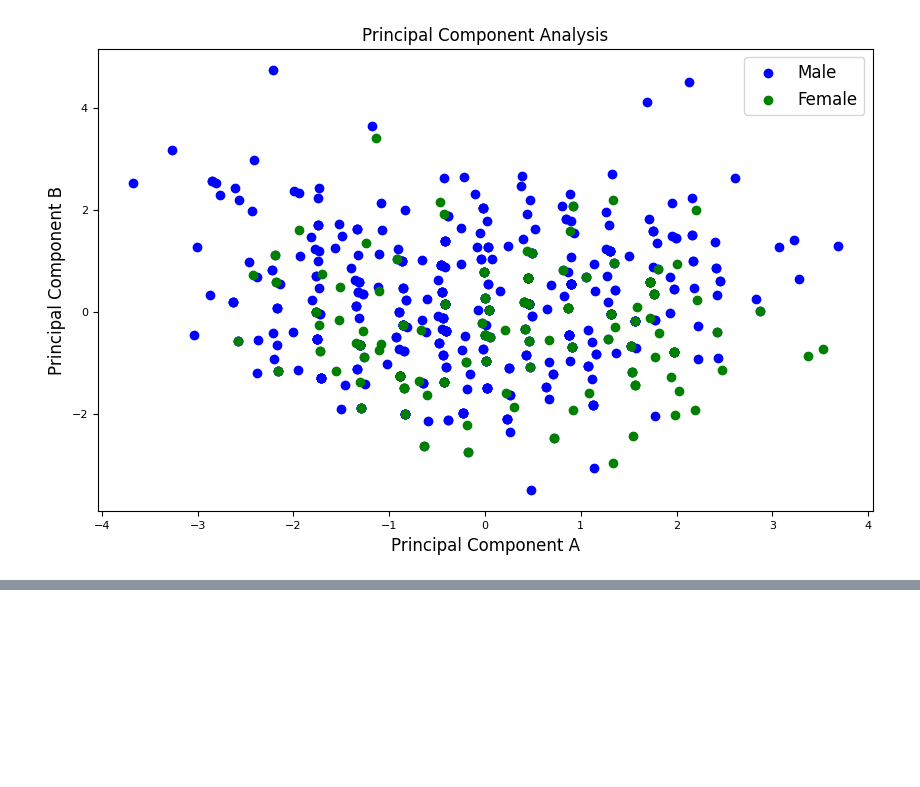
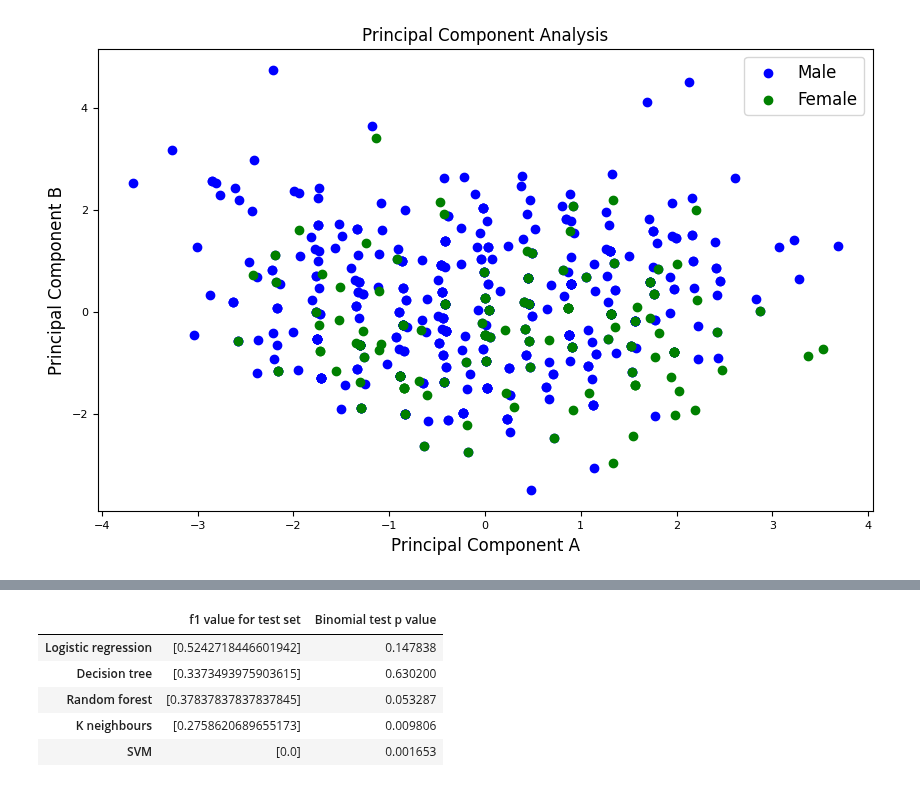
Before and after one commit to sophiak12/Individual_Project, a Jupyter notebook: src/model.ipynb, the cells around one changed output, grey strips where cells are left out. Drawn from its saved outputs; the diff is of its cells as text; code cells hidden in the pictures; blank space fills up the shorter version.

```diff
--- a/src/model.ipynb
+++ b/src/model.ipynb
@@ -263,0 +361,37 @@ display(binomialTestResults)
+# %%
+binomialTestResults = pd.DataFrame()
+
+confusionMatrices = test_results_df['Confusion Matrix']
+
+f1Scores = test_results_df['F1 Score']
+
+for i in range(5):
+    testSetSize = y_test.size
+    # confusionMatrix = getTestResults()['Total confusion matrix'][algorithm]
+    # print(confusionMatrix)
+    trueNeg = confusionMatrices.iloc[i][0][0]  #correct male (got 0 is 0)
+    falsePos = confusionMatrices.iloc[i][0][1] #wrong male    (got 1 is 0)
+    falseNeg = confusionMatrices.iloc[i][1][0] #wrong female  (got 0 is 1)
+    truePos = confusionMatrices.iloc[i][1][1]  #cozrrect female (got 1 is 1)
+
+    totalMale,totalFemale = pd.DataFrame(y).value_counts()
+    wholeSetFemaleProb = totalFemale/y.size
+    wholeSetMaleProb = totalMale/y.size
+
+    noOfSuccesses = trueNeg + truePos
+    p = ((wholeSetFemaleProb**2) + (wholeSetMaleProb**2))
+    result = stats.binomtest(noOfSuccesses, n=testSetSize, p=p)
+    values= pd.DataFrame([[f1Scores.iloc[i], result.pvalue]])
+    # values= pd.DataFrame([[f1Scores[i][0], result.pvalue]])
+    binomialTestResults = pd.concat([binomialTestResults,values])
+
+binomialTestResults.rename(columns={0: 'f1 value for test set', 1: 'Binomial test p value'}, inplace=True)
+binomialTestResults.index = test_results_df.index
+display(binomialTestResults)
+# %% [output]
+|  | f1 value for test set | Binomial test p value |
+| Logistic regression | [0.5242718446601942] | 0.147838 |
+| Decision tree | [0.3373493975903615] | 0.630200 |
+| Random forest | [0.37837837837837845] | 0.053287 |
+| K neighbours | [0.2758620689655173] | 0.009806 |
+| SVM | [0.0] | 0.001653 |
```
Also changed, not shown: parts of 8 cells of this notebook, 4 other files.
